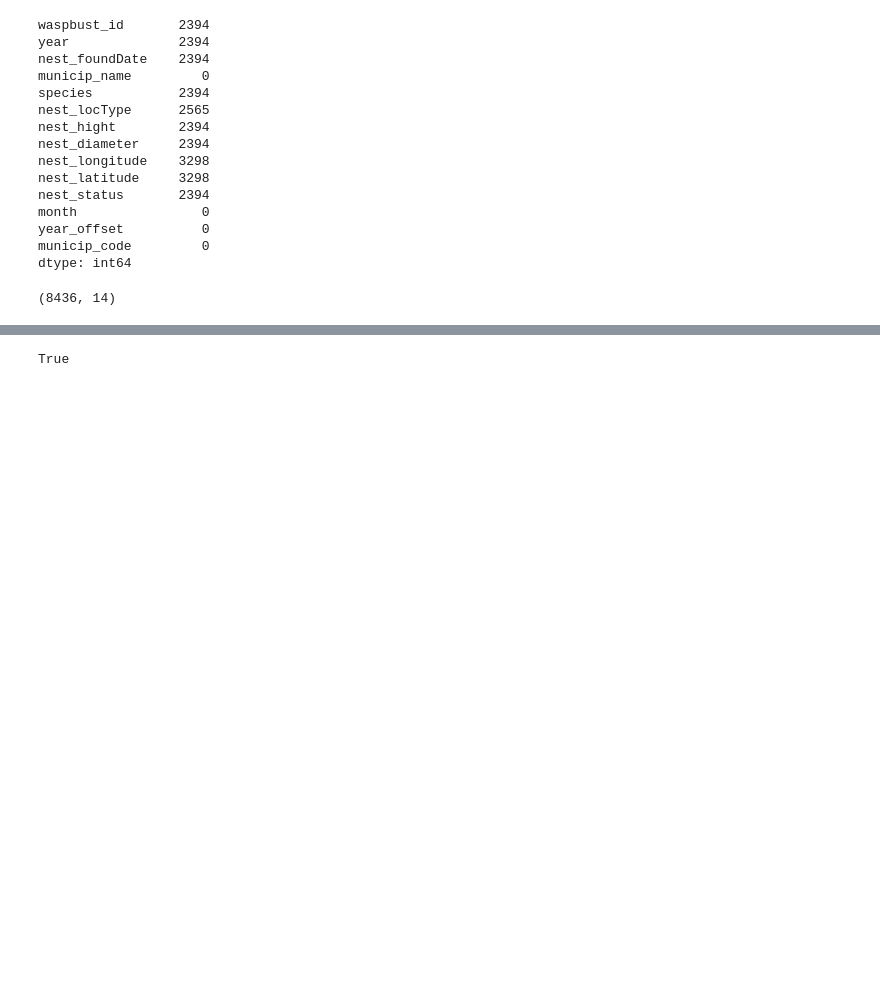
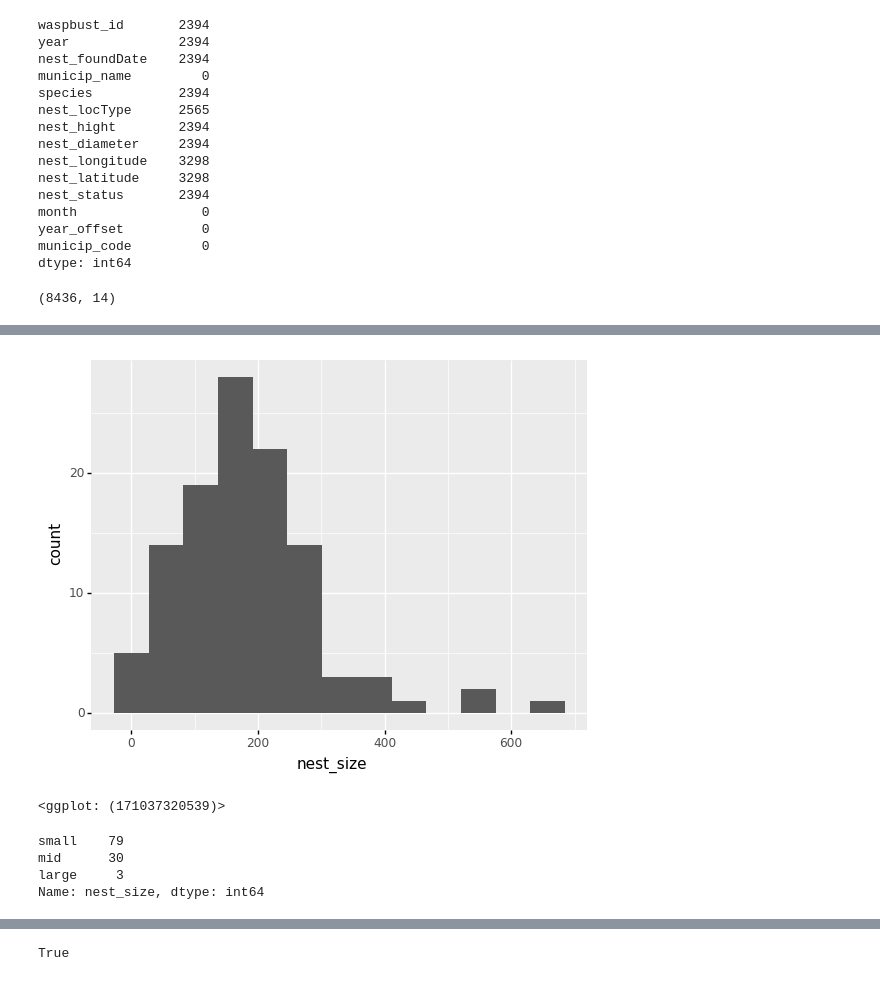
Before and after one commit to IEwaspbusters/KopuruVespaCompetitionIE, a Jupyter notebook: Competition_subs/2021-05-26_submit/Feeder_years/workerbee03_NESTS.ipynb, the cells around one changed output, grey strips where cells are left out. Drawn from its saved outputs; the diff is of its cells as text; code cells hidden in the pictures; blank space fills up the shorter version.

Commit message:
Adjustments to NESTS month and years clusterization

```diff
--- a/Competition_subs/2021-05-26_submit/Feeder_years/workerbee03_NESTS.ipynb
+++ b/Competition_subs/2021-05-26_submit/Feeder_years/workerbee03_NESTS.ipynb
@@ -171,15 +219,3 @@ month                0
 year_offset          0
 municip_code         0
 dtype: int64
-# %%
-all_the_queens_wasps.waspbust_id.fillna(value='no registers', inplace=True)
-all_the_queens_wasps.year.fillna(value='no registers', inplace=True)
-all_the_queens_wasps.nest_foundDate.fillna(value='no registers', inplace=True)
-all_the_queens_wasps.species.fillna(value='no registers', inplace=True)
-all_the_queens_wasps.nest_locType.fillna(value='no registers', inplace=True)
-all_the_queens_wasps.nest_hight.fillna(value='no registers', inplace=True)
-all_the_queens_wasps.nest_diameter.fillna(value='no registers', inplace=True)
-all_the_queens_wasps.nest_longitude.fillna(value='no registers', inplace=True)
-all_the_queens_wasps.nest_latitude.fillna(value='no registers', inplace=True)
-all_the_queens_wasps.nest_status.fillna(value='no registers', inplace=True)
-#all_the_queens_wasps.isnull().sum()
@@ -189,0 +231,2 @@ all_the_queens_wasps.shape
+# %%
+all_the_queens_wasps.drop(columns=['nest_foundDate', 'nest_longitude', 'nest_latitude', 'species'], inplace=True)
@@ -189,0 +241,5 @@ all_the_queens_wasps.shape
+# %%
+#all_the_queens_wasps['nest_volume_l'] = 4/3 * math.pi * (all_the_queens_wasps['nest_hight']/100/2)**2 * (all_the_queens_wasps['nest_diameter']/100/2) * 1000
+#all_the_queens_wasps['nest_volume_l'].fillna(0, inplace=True)
+all_the_queens_wasps['nest_size'] = all_the_queens_wasps['nest_hight'] * all_the_queens_wasps['nest_diameter']
+all_the_queens_wasps['nest_size'].fillna(0, inplace=True)
@@ -189,0 +258,7 @@ all_the_queens_wasps.shape
+# %%
+vespaVoluminous = all_the_queens_wasps.loc[:, ['municip_code', 'nest_size']].groupby(by='municip_code', as_index=False).mean()
+# %%
+ggplot(aes(x='nest_size'), vespaVoluminous) + geom_histogram()
+# %% [output]
+[figure, added]
+<ggplot: (171037320539)>
@@ -189,0 +271,7 @@ all_the_queens_wasps.shape
+# %%
+vespaVoluminous['nest_size'].value_counts()
+# %% [output]
+small    79
+mid      30
+large     3
+Name: nest_size, dtype: int64
```
Also changed, not shown: parts of 98 cells of this notebook, 1 other file.
